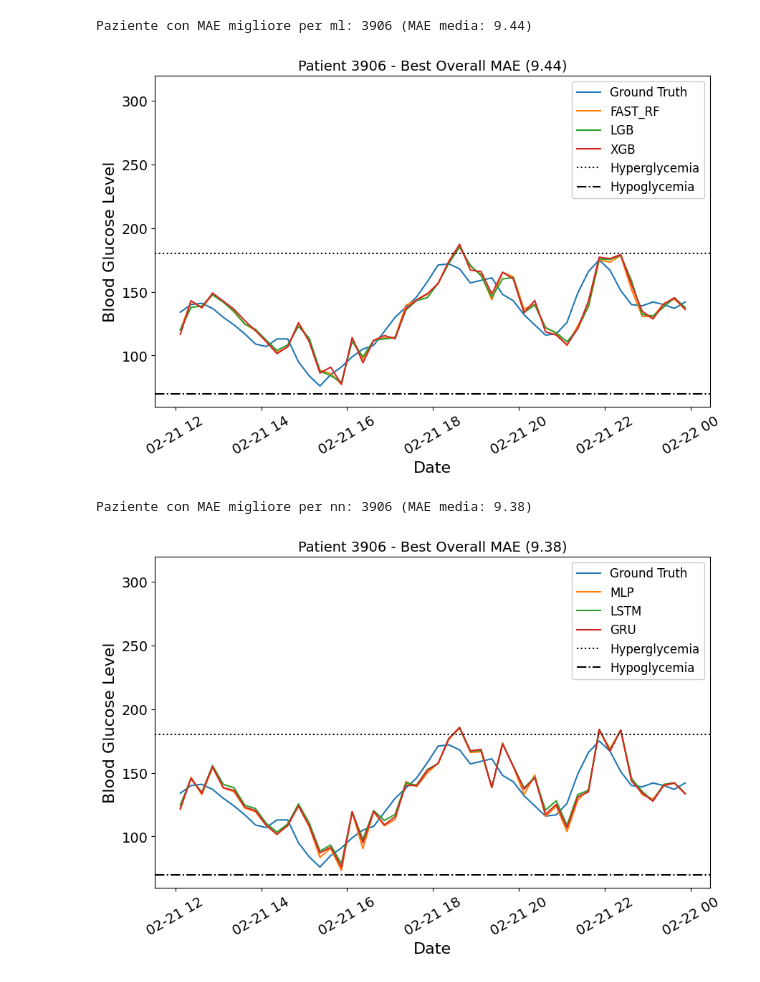
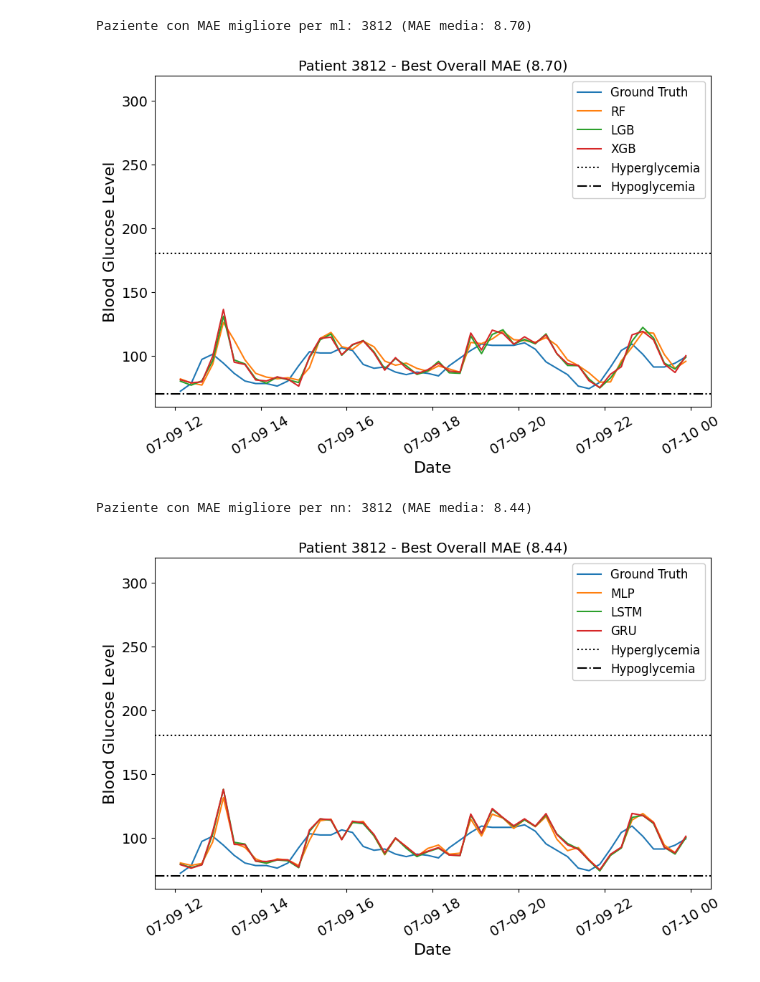
Before and after one commit to g-cer/t1d-bg-Granada, a Jupyter notebook: generate_plots.ipynb, the cells around one changed output. Drawn from its saved outputs; the diff is of its cells as text; code cells hidden in the pictures.

```diff
--- a/generate_plots.ipynb
+++ b/generate_plots.ipynb
@@ -11,9 +11,9 @@ if not os.path.exists(save_path):
 # %%
 store = {
     "ml": {
-        "fast_rf": "fast_rf",
-        "lgb": "lgb",
-        "xgb": "xgb",
+        "rf": "rf",
+        "lgb": "lgb_tuned",
+        "xgb": "xgb_tuned",
     },
     "nn": {
         "mlp": "mlp",
@@ -22,7 +22,7 @@ store = {
     },
 }
 # %%
-for (plt_name, outputs) in store.items():
+for plt_name, outputs in store.items():
     fig = plt.figure(figsize=(10, 6))
 
     # Calcola la MAE media per ogni paziente attraverso tutti i modelli
@@ -41,39 +41,44 @@ for (plt_name, outputs) in store.items():
                 patient_maes[patient_id] = []
             patient_maes[patient_id].append(mae)
 
     # Trova il paziente con la MAE media più bassa
     avg_patient_maes = {pid: np.mean(maes) for pid, maes in patient_maes.items()}
     best_patient = min(avg_patient_maes, key=avg_patient_maes.get)
 
-    print(f"Paziente con MAE migliore per {plt_name}: {best_patient} (MAE media: {avg_patient_maes[best_patient]:.2f})")
+    print(
+        f"Paziente con MAE migliore per {plt_name}: {best_patient} (MAE media: {avg_patient_maes[best_patient]:.2f})"
+    )
 
     # Plotta la serie per il paziente migliore
     for i, (key, items) in enumerate(outputs.items()):
         df = pd.read_csv(f"{output_path}/{items}_output.csv")
         df["Timestamp"] = pd.to_datetime(df["Timestamp"])
 
         a = df[df["Patient_ID"] == best_patient]
         most_day = a["Timestamp"].dt.date.value_counts().index[0]
         b = a[a["Timestamp"].dt.date == most_day].sort_values("Timestamp")
-        b = b.iloc[int(len(b) / 2):]
+        b = b.iloc[int(len(b) / 2) :]
 
         if i == 0:
             plt.plot(b["Timestamp"], b["target"], label="Ground Truth")
         plt.plot(b["Timestamp"], b["y_pred"], label=key.upper())
 
-    plt.axhline(y=180, color = 'black', linestyle = ':', label="Hyperglycemia")
-    plt.axhline(y=70, color = 'black', linestyle = '-.', label="Hypoglycemia")
+    plt.axhline(y=180, color="black", linestyle=":", label="Hyperglycemia")
+    plt.axhline(y=70, color="black", linestyle="-.", label="Hypoglycemia")
     plt.xticks(rotation=30, fontsize=14)
     plt.yticks(fontsize=14)
     plt.xlabel("Date", fontsize=16)
     plt.ylabel("Blood Glucose Level", fontsize=16)
     plt.gca().set_ylim(60, 320)
     plt.legend(fontsize=12, loc="upper right", framealpha=1.0)
-    plt.title(f"Patient {best_patient} - Best Overall MAE ({avg_patient_maes[best_patient]:.2f})", fontsize=14)
+    plt.title(
+        f"Patient {best_patient} - Best Overall MAE ({avg_patient_maes[best_patient]:.2f})",
+        fontsize=14,
+    )
     plt.savefig(f"{save_path}/{plt_name}_plot.pdf", format="pdf")
     plt.show()
 # %% [output]
-Paziente con MAE migliore per ml: 3906 (MAE media: 9.44)
+Paziente con MAE migliore per ml: 3812 (MAE media: 8.70)
-[figure, old version]
+[figure, new version]
-Paziente con MAE migliore per nn: 3906 (MAE media: 9.38)
+Paziente con MAE migliore per nn: 3812 (MAE media: 8.44)
-[figure, old version]
+[figure, new version]
```
Also changed, not shown: 2 other files.
